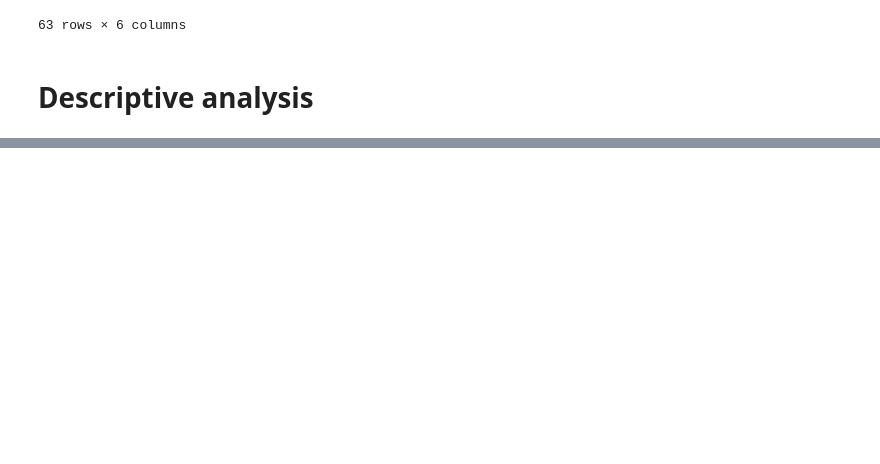
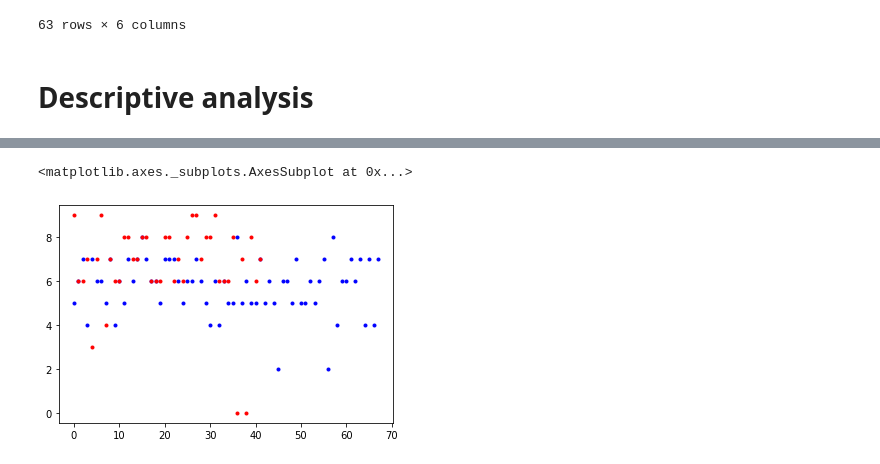
Before and after one commit to cristian-rincon/data-eng-1, a Jupyter notebook: Introduction-to-pandas.ipynb, the cells around one changed output, grey strips where cells are left out. Cells and saved outputs as stored; diff of their text form; code cells hidden in the pictures; blank space fills up the shorter version.

```diff
--- a/Introduction-to-pandas.ipynb
+++ b/Introduction-to-pandas.ipynb
@@ -378,3 +378,6 @@ csv_test_et
 63 rows × 6 columns
 # %% [markdown]
 # Descriptive analysis
+# %%
+clean_eltiempo = pd.read_csv('web_scraper/datasets/clean_eltiempo_2020_02_18_articles.csv')
+clean_elespectador = pd.read_csv('web_scraper/datasets/clean_elespectador_2020_02_18_articles.csv')
@@ -380,0 +414,6 @@ csv_test_et
+# %%
+clean_eltiempo['n_tokens_title'].plot(style='b.')
+clean_elespectador['n_tokens_title'].plot(style='r.')
+# %% [output]
+<matplotlib.axes._subplots.AxesSubplot at 0x...>
+[figure, added]
```
Also changed, not shown: parts of 8 cells of this notebook, 5 other files.
